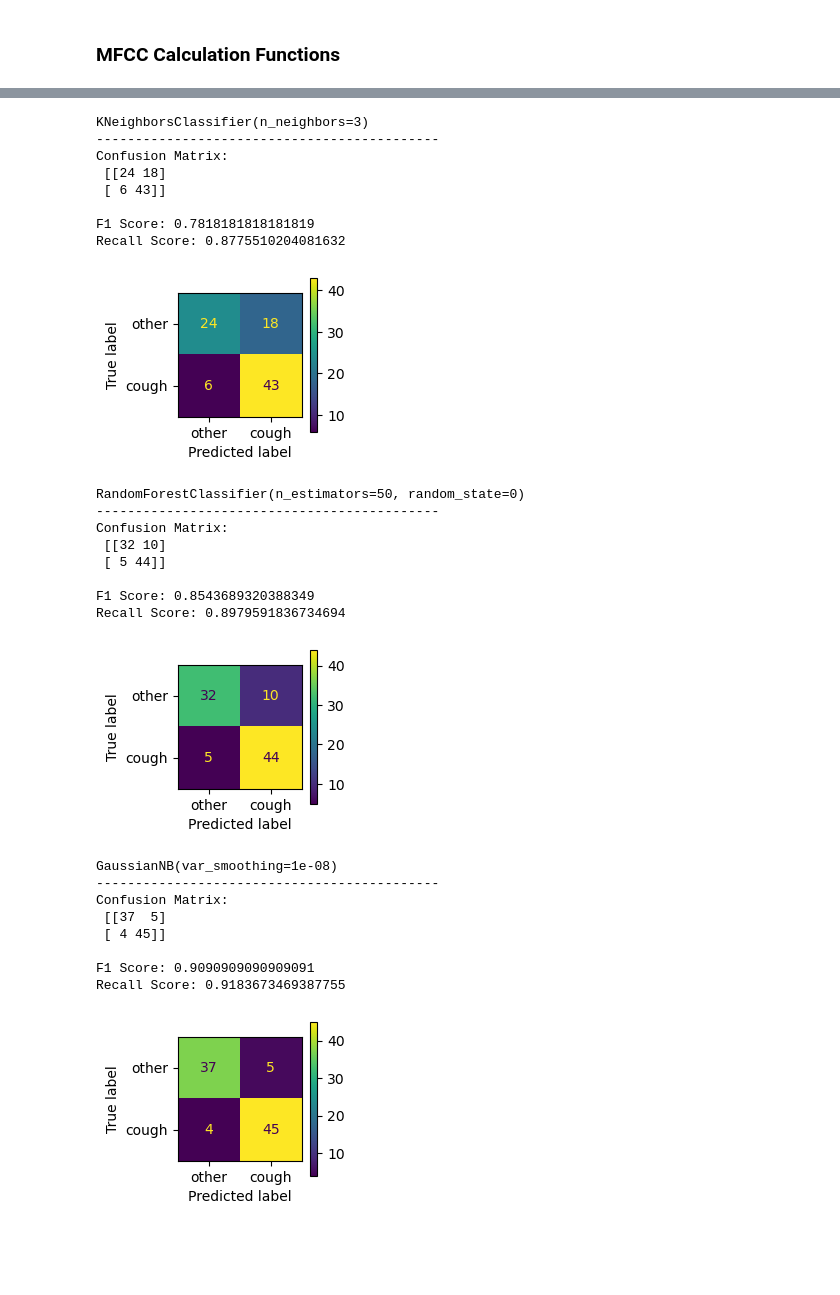
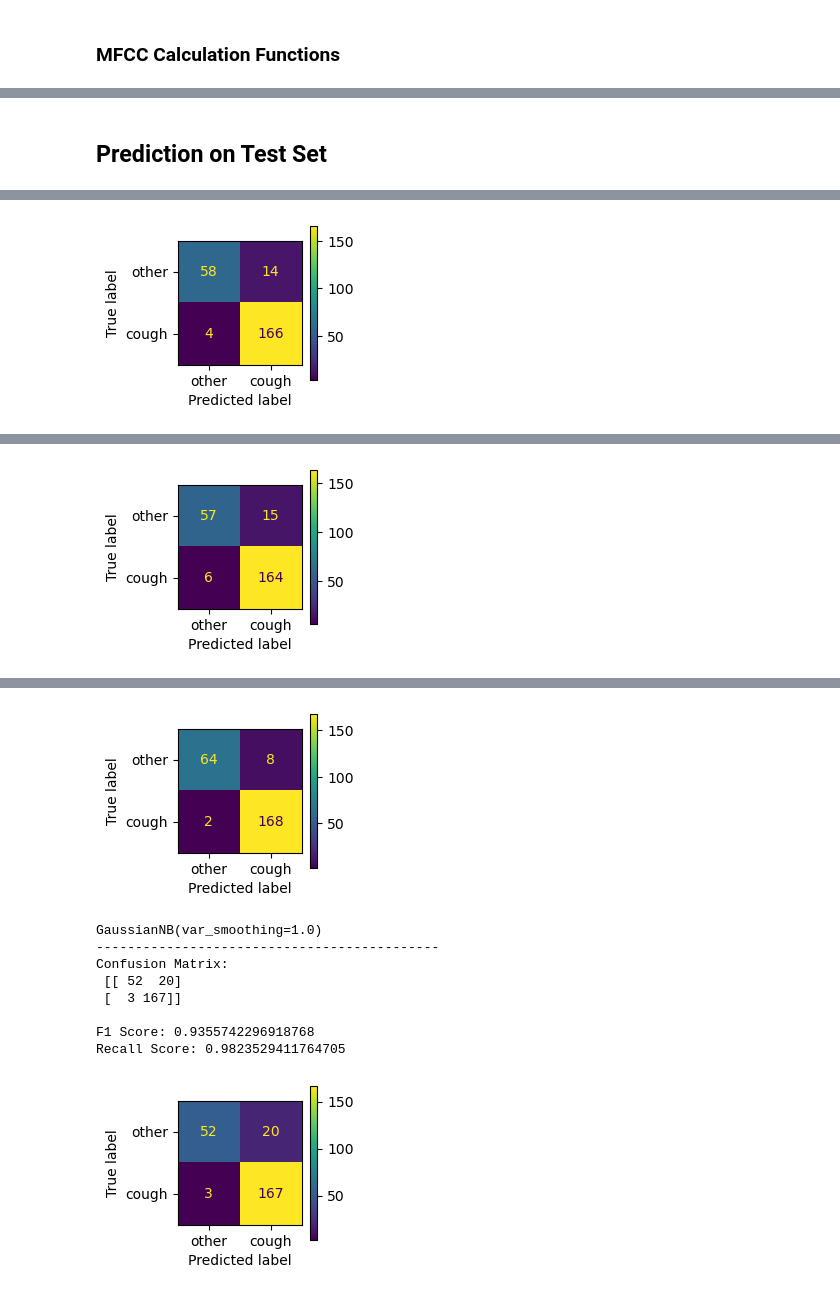
Before and after one commit to szulaldemirtas/electrosalus-research, a Jupyter notebook: cough-classification/cough-detection.ipynb, the cells around one changed output, grey strips where cells are left out. Cells and saved outputs as stored; diff of their text form; code cells hidden in the pictures; blank space fills up the shorter version.

```diff
--- a/cough-classification/cough-detection.ipynb
+++ b/cough-classification/cough-detection.ipynb
@@ -729,4 +653,5 @@ F1 Score: 0.84
 # %%
-models_list = [LogisticRegression(max_iter=3000), SVC(), KNeighborsClassifier(), RandomForestClassifier(random_state=0), GaussianNB()]
+model_list = [SVC(), KNeighborsClassifier(), RandomForestClassifier(random_state=0), GaussianNB()]
+optimized_models = []
 # %%
 model_hyperparameters = {
@@ -768,18 +706,20 @@ moodel_keys = list(model_hyperparameters.keys())
 # %%
-def model_selection(list_of_models, hyperparameter_dict):
+def model_selection(model_list, model_hyperparameters, X_train_data, y_train_data):
 
     results = []
+    optimized_models = []
+    model_keys = list(model_hyperparameters.keys())
 
-    for i in range(len(list_of_models)):
+    for i in range(len(model_list)):
 
-        key = moodel_keys[i]
-        params = hyperparameter_dict[key]
+        key = model_keys[i]
+        params = model_hyperparameters[key]
 
-        classifier = GridSearchCV(list_of_models[i], params, cv=5, scoring='f1')
-        classifier.fit(X_train, y_train)
+        classifier = GridSearchCV(model_list[i], params, cv=5, scoring='f1')
+        classifier.fit(X_train_data, y_train_data)
 
         results.append({
-            'model used': list_of_models[i],
+            'model used': model_list[i],
             'highest score': classifier.best_score_,
             'best hyperparameters': classifier.best_params_,
 
@@ -787,4 +727,14 @@ def model_selection(list_of_models, hyperparameter_dict):
 
 
     result_dataframe = pd.DataFrame(results, columns = ['model used', 'highest score', 'best hyperparameters'])
-    return result_dataframe
+
+    for model_info in result_dataframe.values:
+
+        model = model_info[0]
+        best_params = model_info[2]
+        print(best_params)
+        model.set_params(**best_params)
+
+        optimized_models.append(model)
+
+    return optimized_models
@@ -820,0 +741,3 @@ Please also refer to the documentation for alternative solver options:
+# %%
+optimized_models = model_selection(model_list, model_hyperparameters, X_train, y_train)
+compare_models_cross_validation(optimized_models, X_train, y_train)
@@ -821,10 +762,7 @@ Please also refer to the documentation for alternative solver options:
+# %% [markdown]
+## Prediction on Test Set
 # %%
-for model_info in result_df.values:
-
-    model = model_info[0]
-    best_params = model_info[2]
-
-    model.set_params(**best_params)
+for model in optimized_models:
 
     model.fit(X_train, y_train)
     y_pred = model.predict(X_test)
@@ -857,0 +796 @@ Recall Score: 0.8367346938775511
+[figure, new version]
@@ -865,0 +805 @@ Please also refer to the documentation for alternative solver options:
+[figure, new version]
@@ -875,27 +814,10 @@ Recall Score: 0.9183673469387755
+[figure, new version]
-KNeighborsClassifier(n_neighbors=3)
+GaussianNB(var_smoothing=1.0)
 --------------------------------------------
 Confusion Matrix:
- [[24 18]
- [ 6 43]]
+ [[ 52  20]
+ [  3 167]]
 
-F1 Score: 0.7818181818181819
-Recall Score: 0.8775510204081632
+F1 Score: 0.9355742296918768
+Recall Score: 0.9823529411764705
-[figure, old version]
-RandomForestClassifier(n_estimators=50, random_state=0)
---------------------------------------------
-Confusion Matrix:
- [[32 10]
- [ 5 44]]
-
-F1 Score: 0.8543689320388349
-Recall Score: 0.8979591836734694
-[figure, old version]
+[figure, new version]
-GaussianNB(var_smoothing=1e-08)
---------------------------------------------
-Confusion Matrix:
- [[37  5]
- [ 4 45]]
-
-F1 Score: 0.9090909090909091
-Recall Score: 0.9183673469387755
-[figure, removed]
```
Also changed, not shown: parts of 74 cells of this notebook, 16 other files.
